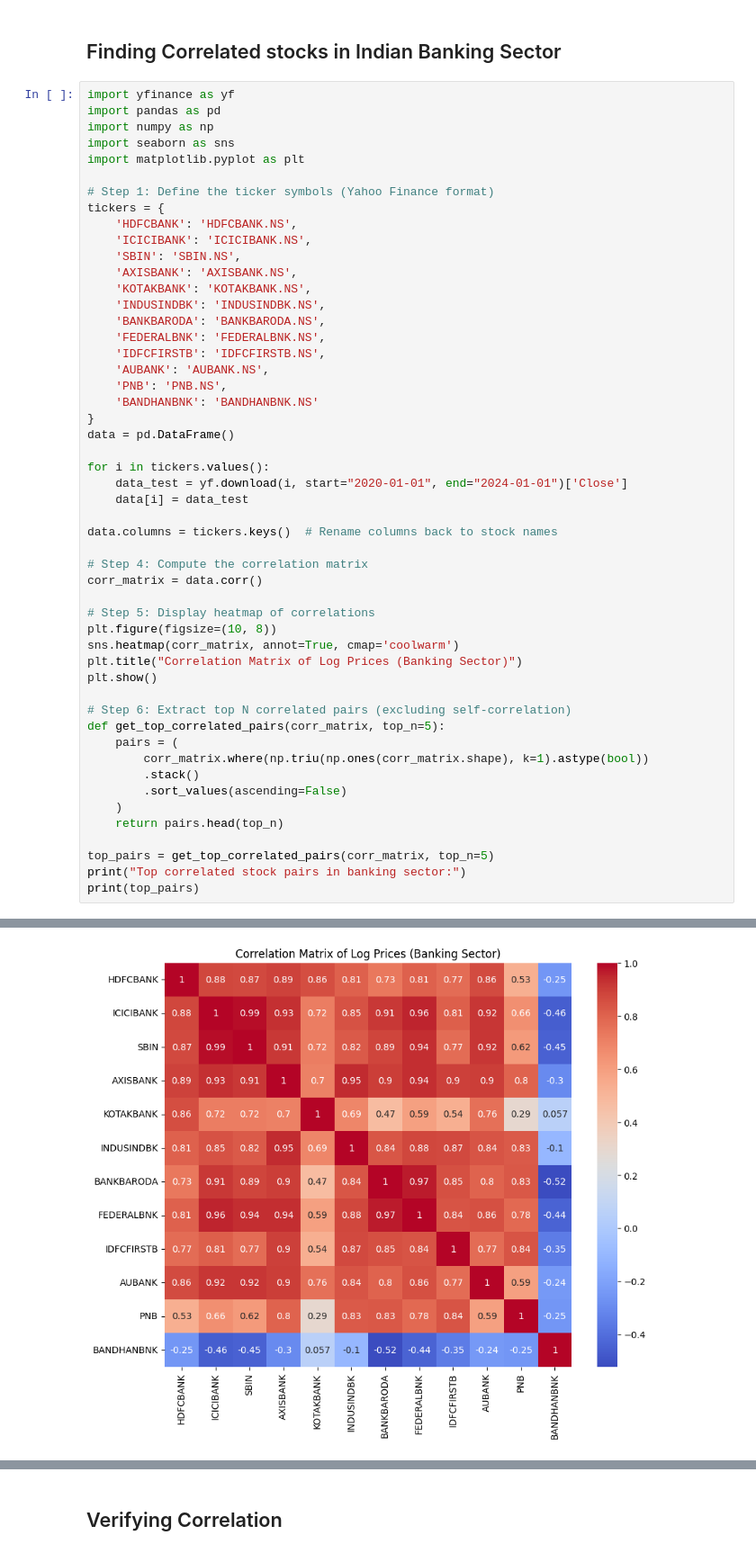
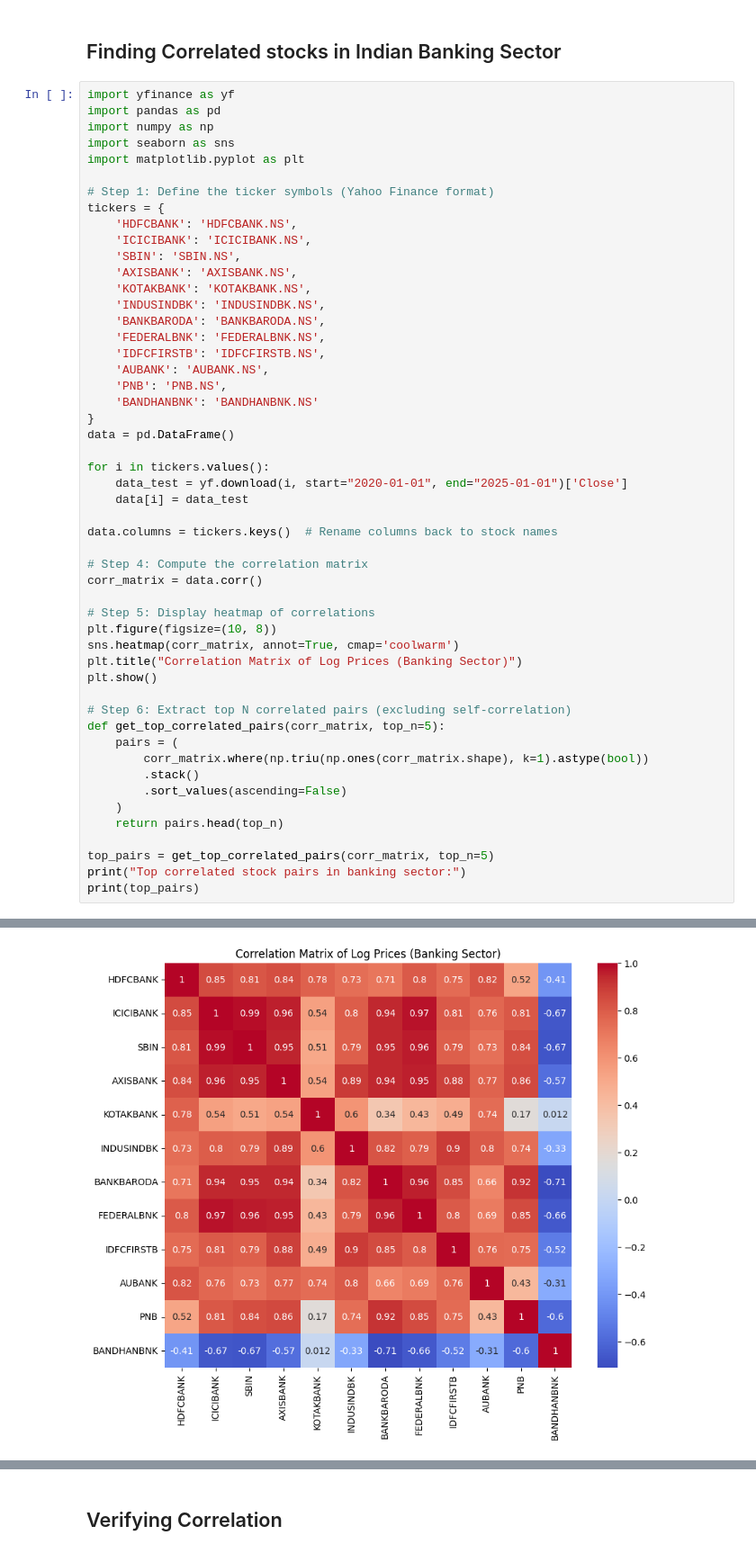
Before and after one commit to r0hit91314/Statistical_Arbitrage_PairTrading, a Jupyter notebook: code.ipynb, the cells around one changed output, grey strips where cells are left out. Shown at 90% size. Cells and saved outputs as stored; diff of their text form.

```diff
--- a/code.ipynb
+++ b/code.ipynb
@@ -25,7 +25,7 @@ tickers = {
 data = pd.DataFrame()
 
 for i in tickers.values():
-    data_test = yf.download(i, start="2020-01-01", end="2024-01-01")['Close']
+    data_test = yf.download(i, start="2020-01-01", end="2025-01-01")['Close']
     data[i] = data_test
 
 data.columns = tickers.keys()  # Rename columns back to stock names
@@ -38,32 +38,32 @@ plt.figure(figsize=(10, 8))
 sns.heatmap(corr_matrix, annot=True, cmap='coolwarm')
 plt.title("Correlation Matrix of Log Prices (Banking Sector)")
 plt.show()
 
 # Step 6: Extract top N correlated pairs (excluding self-correlation)
 def get_top_correlated_pairs(corr_matrix, top_n=5):
     pairs = (
         corr_matrix.where(np.triu(np.ones(corr_matrix.shape), k=1).astype(bool))
         .stack()
         .sort_values(ascending=False)
     )
     return pairs.head(top_n)
 
 top_pairs = get_top_correlated_pairs(corr_matrix, top_n=5)
 print("Top correlated stock pairs in banking sector:")
 print(top_pairs)
 # %% [output]
 YF.download() has changed argument auto_adjust default to True
 [*********************100%***********************]  1 of 1 completed
 [*********************100%***********************]  1 of 1 completed
 [*********************100%***********************]  1 of 1 completed
 [*********************100%***********************]  1 of 1 completed
 [*********************100%***********************]  1 of 1 completed
 [*********************100%***********************]  1 of 1 completed
 [*********************100%***********************]  1 of 1 completed
 [*********************100%***********************]  1 of 1 completed
 [*********************100%***********************]  1 of 1 completed
 [*********************100%***********************]  1 of 1 completed
 [*********************100%***********************]  1 of 1 completed
 [*********************100%***********************]  1 of 1 completed
-[figure, old version]
+[figure, new version]
 Top correlated stock pairs in banking sector:
```
Also changed, not shown: parts of 10 cells of this notebook.
